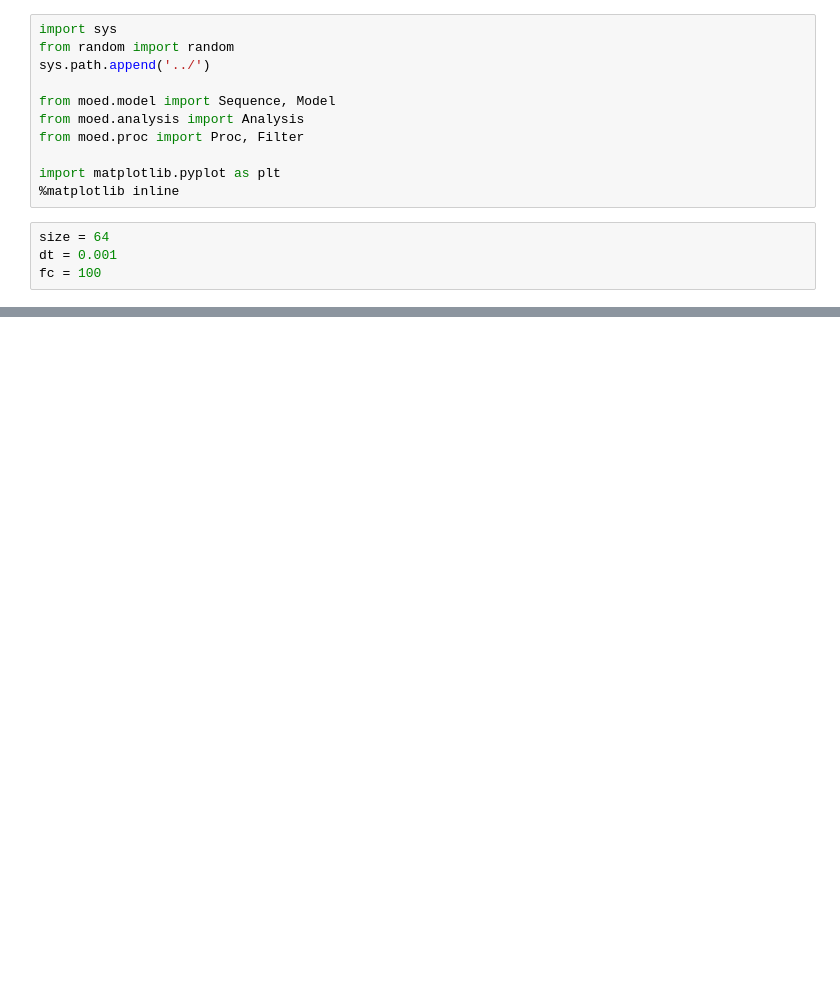
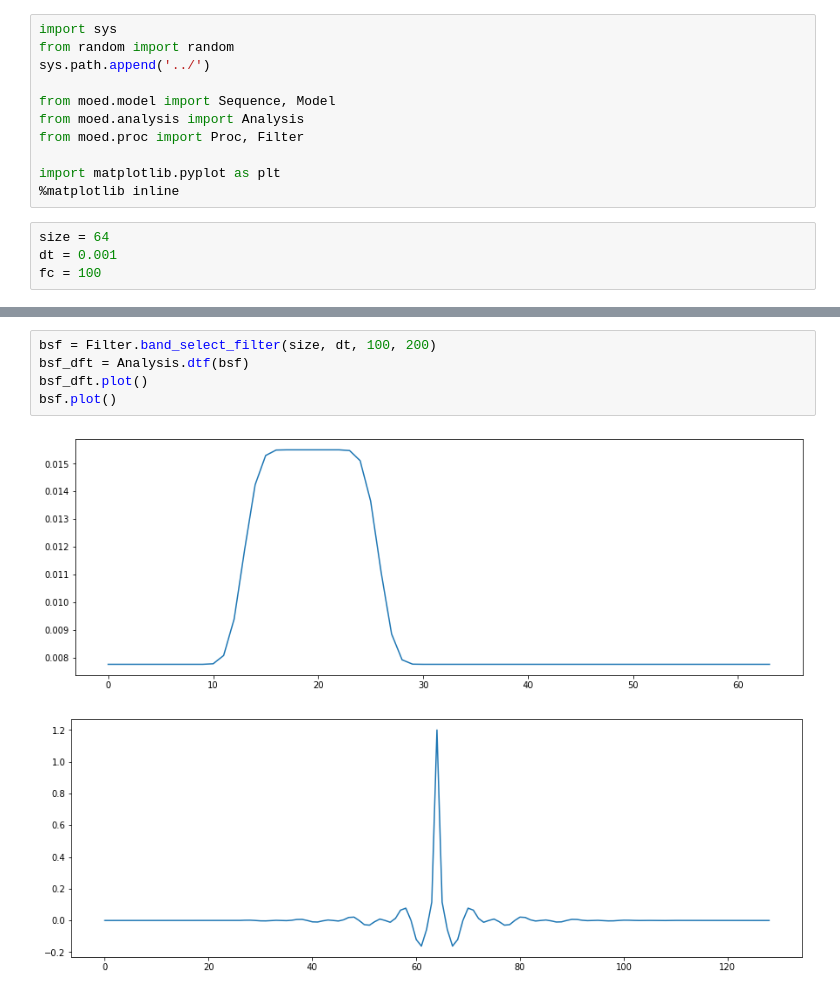
Before and after one commit to oborichkin/moed, a Jupyter notebook: Notebooks/11_filters.ipynb, the cells around one changed output, grey strips where cells are left out. Cells and saved outputs as stored; diff of their text form; blank space fills up the shorter version.

```diff
--- a/Notebooks/11_filters.ipynb
+++ b/Notebooks/11_filters.ipynb
@@ -53,0 +57,8 @@ plt.show()
+# %%
+bsf = Filter.band_select_filter(size, dt, 100, 200)
+bsf_dft = Analysis.dtf(bsf)
+bsf_dft.plot()
+bsf.plot()
+# %% [output]
+[figure, added]
+[figure, added]
```
Also changed, not shown: parts of 8 cells of this notebook, 5 other files.
